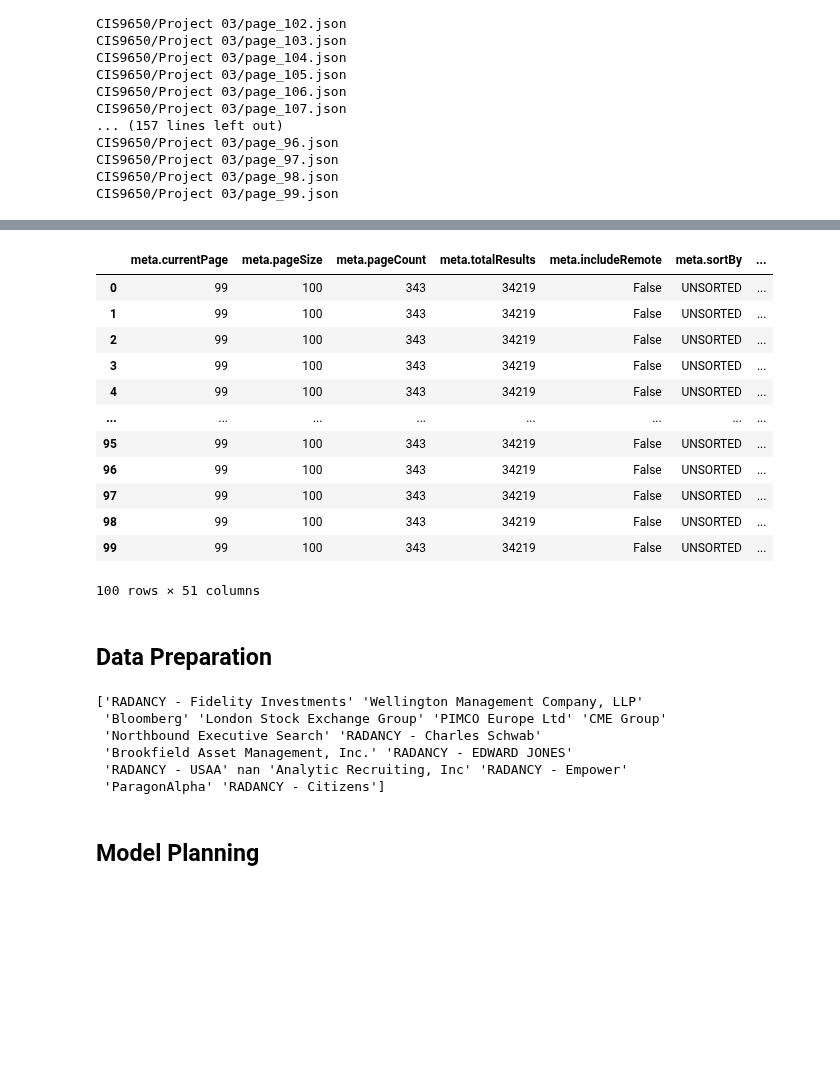
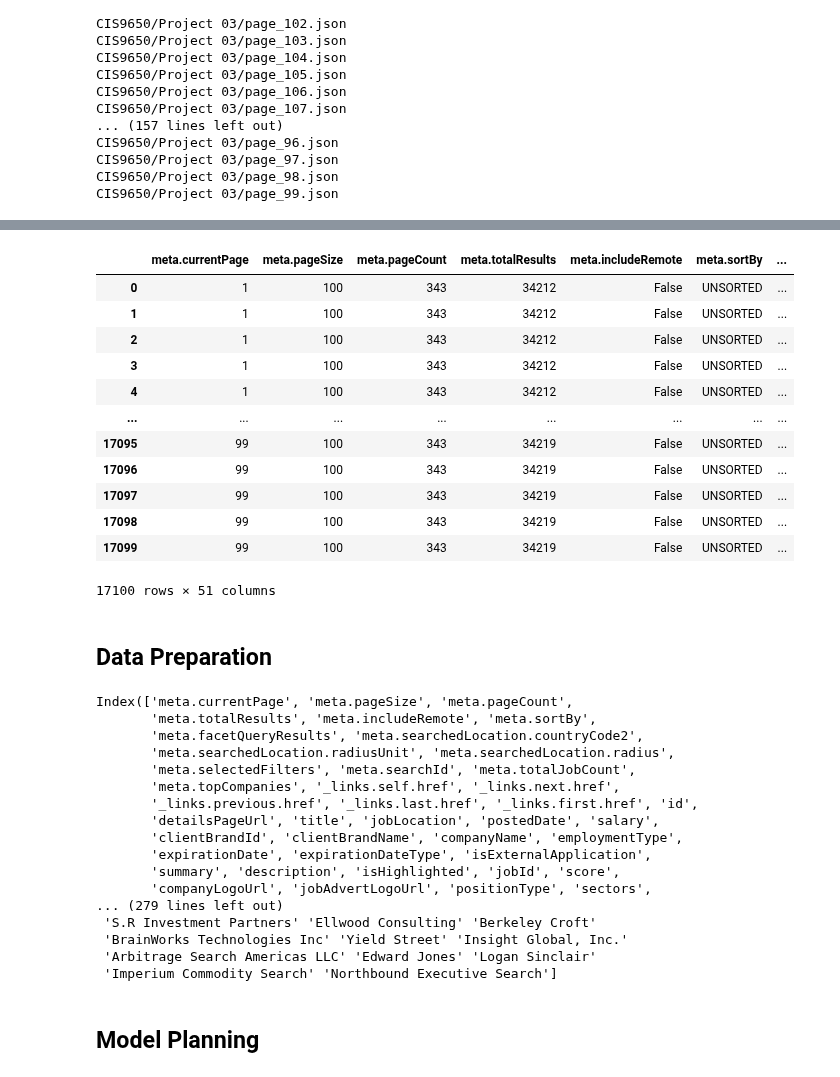
Before and after one commit to tumibytes/cis9650-project03, a Jupyter notebook: term_project_starter.ipynb, the cells around one changed output, grey strips where cells are left out. Cells and saved outputs as stored; diff of their text form; code cells hidden in the pictures; blank space fills up the shorter version.

Commit message:
Loaded all 171 json files into df. Printed unique values in columns as test.

```diff
--- a/term_project_starter.ipynb
+++ b/term_project_starter.ipynb
@@ -155,8 +155,9 @@ CIS9650/Project 03/page_97.json
 CIS9650/Project 03/page_98.json
 CIS9650/Project 03/page_99.json
 # %%
-# We'll need to revisit this part of the code
+appended_df = []
+
 for element in job_listings[1:]:
     df = gcs_file_to_dataframe(BUCKET_NAME,  element)
-    print(df.head())
-    # break
+    appended_df.append(df)
+    # print(df.head())
@@ -181,38 +164,53 @@ Streaming output truncated to the last 5000 lines.
 # %%
+df = pd.concat(appended_df, ignore_index=True)
+
 df_expanded = df.explode("data", ignore_index=True)
 
 # 2. Convert the dict into columns
 detail_cols = df_expanded["data"].apply(pd.Series)
 
 # 3. Merge back and drop the dict column
 df_flat = pd.concat([df_expanded.drop(columns=["data"]), detail_cols], axis=1)
 
 df_flat
 # %% [output]
 |  | meta.currentPage | meta.pageSize | meta.pageCount | meta.totalResults | meta.includeRemote | meta.sortBy | ... |
-| 0 | 99 | 100 | 343 | 34219 | False | UNSORTED | ... |
-| 1 | 99 | 100 | 343 | 34219 | False | UNSORTED | ... |
-| 2 | 99 | 100 | 343 | 34219 | False | UNSORTED | ... |
-| 3 | 99 | 100 | 343 | 34219 | False | UNSORTED | ... |
-| 4 | 99 | 100 | 343 | 34219 | False | UNSORTED | ... |
+| 0 | 1 | 100 | 343 | 34212 | False | UNSORTED | ... |
+| 1 | 1 | 100 | 343 | 34212 | False | UNSORTED | ... |
+| 2 | 1 | 100 | 343 | 34212 | False | UNSORTED | ... |
+| 3 | 1 | 100 | 343 | 34212 | False | UNSORTED | ... |
+| 4 | 1 | 100 | 343 | 34212 | False | UNSORTED | ... |
 | ... | ... | ... | ... | ... | ... | ... | ... |
-| 95 | 99 | 100 | 343 | 34219 | False | UNSORTED | ... |
-| 96 | 99 | 100 | 343 | 34219 | False | UNSORTED | ... |
-| 97 | 99 | 100 | 343 | 34219 | False | UNSORTED | ... |
-| 98 | 99 | 100 | 343 | 34219 | False | UNSORTED | ... |
-| 99 | 99 | 100 | 343 | 34219 | False | UNSORTED | ... |
+| 17095 | 99 | 100 | 343 | 34219 | False | UNSORTED | ... |
+| 17096 | 99 | 100 | 343 | 34219 | False | UNSORTED | ... |
+| 17097 | 99 | 100 | 343 | 34219 | False | UNSORTED | ... |
+| 17098 | 99 | 100 | 343 | 34219 | False | UNSORTED | ... |
+| 17099 | 99 | 100 | 343 | 34219 | False | UNSORTED | ... |
-100 rows × 51 columns
+17100 rows × 51 columns
 # %% [markdown]
 ## Data Preparation
-# %%
-print(df_flat["fullCompanyName"].unique())
-# %% [output]
-['RADANCY - Fidelity Investments' 'Wellington Management Company, LLP'
- 'Bloomberg' 'London Stock Exchange Group' 'PIMCO Europe Ltd' 'CME Group'
- 'Northbound Executive Search' 'RADANCY - Charles Schwab'
- 'Brookfield Asset Management, Inc.' 'RADANCY - EDWARD JONES'
- 'RADANCY - USAA' nan 'Analytic Recruiting, Inc' 'RADANCY - Empower'
- 'ParagonAlpha' 'RADANCY - Citizens']
+# %%
+print(df_flat.columns)
+print(df_flat["detailsPageUrl"].unique())
+print(df_flat["companyName"].unique())
+# %% [output]
+Index(['meta.currentPage', 'meta.pageSize', 'meta.pageCount',
+       'meta.totalResults', 'meta.includeRemote', 'meta.sortBy',
+       'meta.facetQueryResults', 'meta.searchedLocation.countryCode2',
+       'meta.searchedLocation.radiusUnit', 'meta.searchedLocation.radius',
+       'meta.selectedFilters', 'meta.searchId', 'meta.totalJobCount',
+       'meta.topCompanies', '_links.self.href', '_links.next.href',
+       '_links.previous.href', '_links.last.href', '_links.first.href', 'id',
+       'detailsPageUrl', 'title', 'jobLocation', 'postedDate', 'salary',
+       'clientBrandId', 'clientBrandName', 'companyName', 'employmentType',
+       'expirationDate', 'expirationDateType', 'isExternalApplication',
+       'summary', 'description', 'isHighlighted', 'jobId', 'score',
+       'companyLogoUrl', 'jobAdvertLogoUrl', 'positionType', 'sectors',
+... (279 lines left out)
+ 'S.R Investment Partners' 'Ellwood Consulting' 'Berkeley Croft'
+ 'BrainWorks Technologies Inc' 'Yield Street' 'Insight Global, Inc.'
+ 'Arbitrage Search Americas LLC' 'Edward Jones' 'Logan Sinclair'
+ 'Imperium Commodity Search' 'Northbound Executive Search']
 # %% [markdown]
 ## Model Planning
 # %% [markdown]
```
Also changed, not shown: parts of 1 cell of this notebook.
